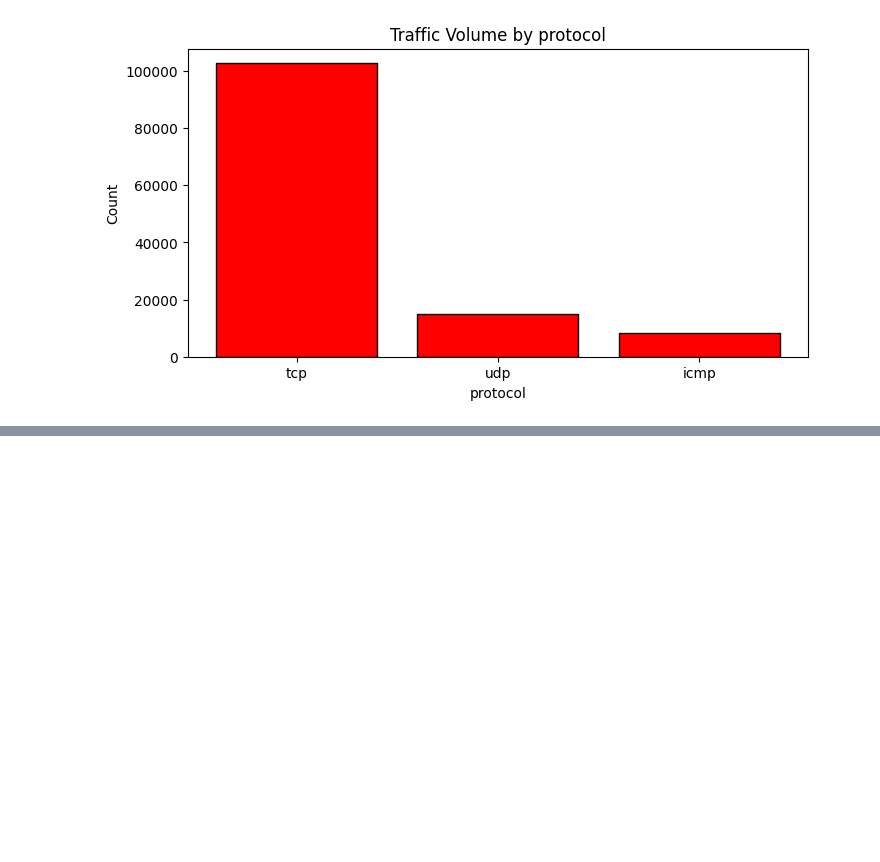
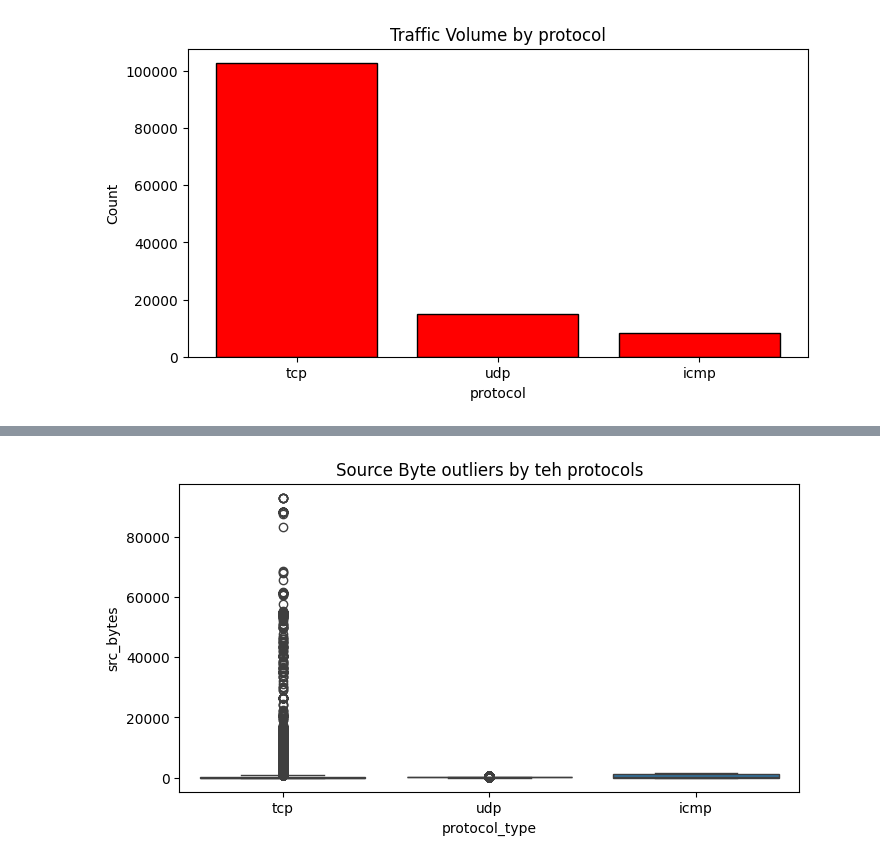
Before and after one commit to mailech/SentinelNet-AI-Powered-Network-Intrusion-Detection-System-, a Jupyter notebook: notebooks/intrusion_detection.ipynb, the cells around one changed output, grey strips where cells are left out. Cells and saved outputs as stored; diff of their text form; code cells hidden in the pictures; blank space fills up the shorter version.

```diff
--- a/notebooks/intrusion_detection.ipynb
+++ b/notebooks/intrusion_detection.ipynb
@@ -336,0 +348,9 @@ plt.show()
+# %%
+plt.figure(figsize = (8,4))
+small_bytes = df[df['src_bytes']<100000]
+
+sns.boxplot(x = 'protocol_type',y = 'src_bytes',data = small_bytes)
+plt.title("Source Byte outliers by teh protocols")
+plt.show()
+# %% [output]
+[figure, added]
```
Also changed, not shown: parts of 6 cells of this notebook.
